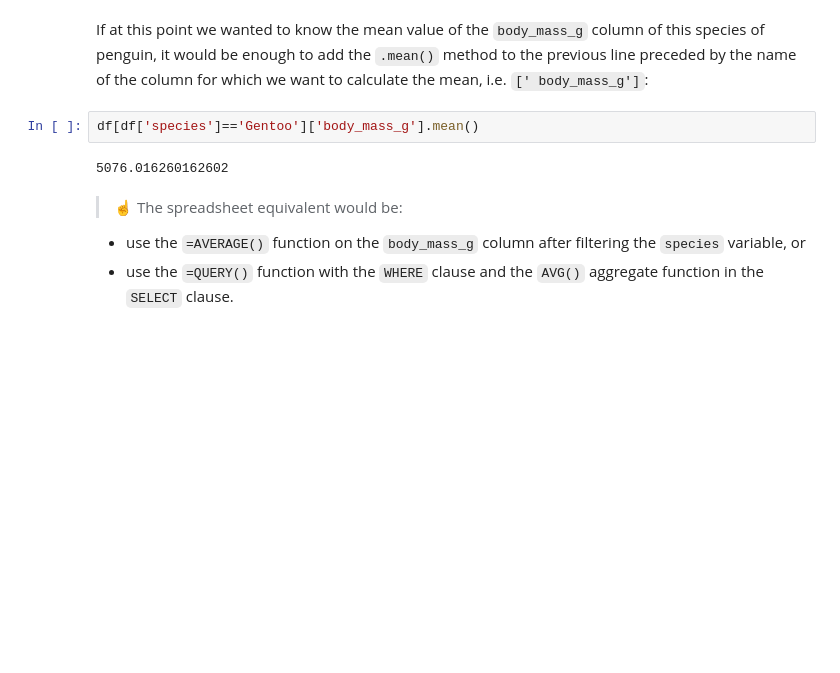
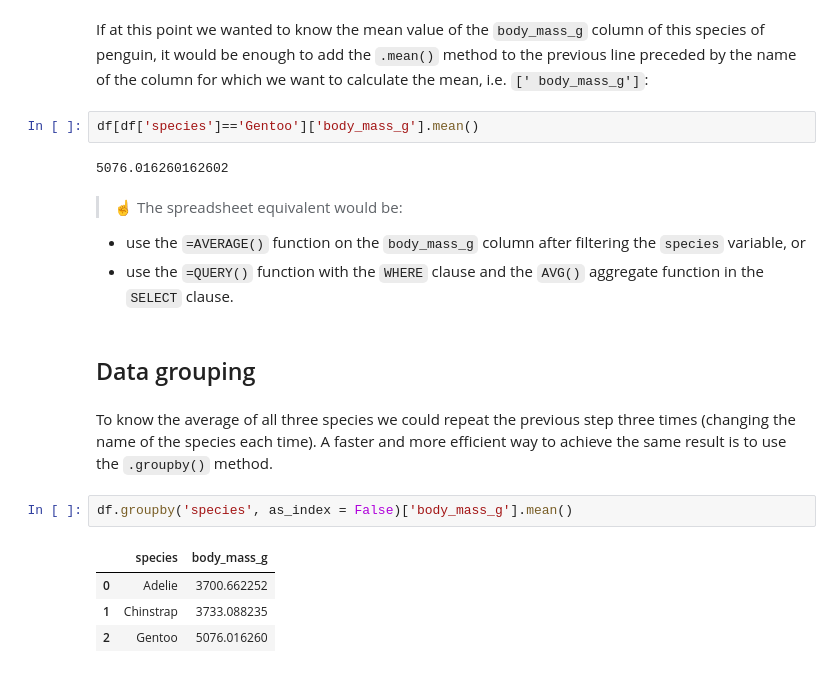
Before and after one commit to JungleKiosk/py_Scratch, a Jupyter notebook: py_DataAnalysis.ipynb, the cells around one changed output. Cells and saved outputs as stored; diff of their text form; blank space fills up the shorter version.

Commit message:
data grouping

```diff
--- a/py_DataAnalysis.ipynb
+++ b/py_DataAnalysis.ipynb
@@ -171,3 +187,14 @@ df[df['species']=='Gentoo']['body_mass_g'].mean()
 > ☝️ The spreadsheet equivalent would be:
 - use the `=AVERAGE()` function on the `body_mass_g` column after filtering the `species` variable, or
 - use the `=QUERY()` function with the `WHERE` clause and the `AVG()` aggregate function in the `SELECT` clause.
+# %% [markdown]
+## Data grouping
+# %% [markdown]
+To know the average of all three species we could repeat the previous step three times (changing the name of the species each time). A faster and more efficient way to achieve the same result is to use the `.groupby()` method.
+# %%
+df.groupby('species', as_index = False)['body_mass_g'].mean()
+# %% [output]
+|  | species | body_mass_g |
+| 0 | Adelie | 3700.662252 |
+| 1 | Chinstrap | 3733.088235 |
+| 2 | Gentoo | 5076.016260 |
```
Also changed, not shown: parts of 6 cells of this notebook.
